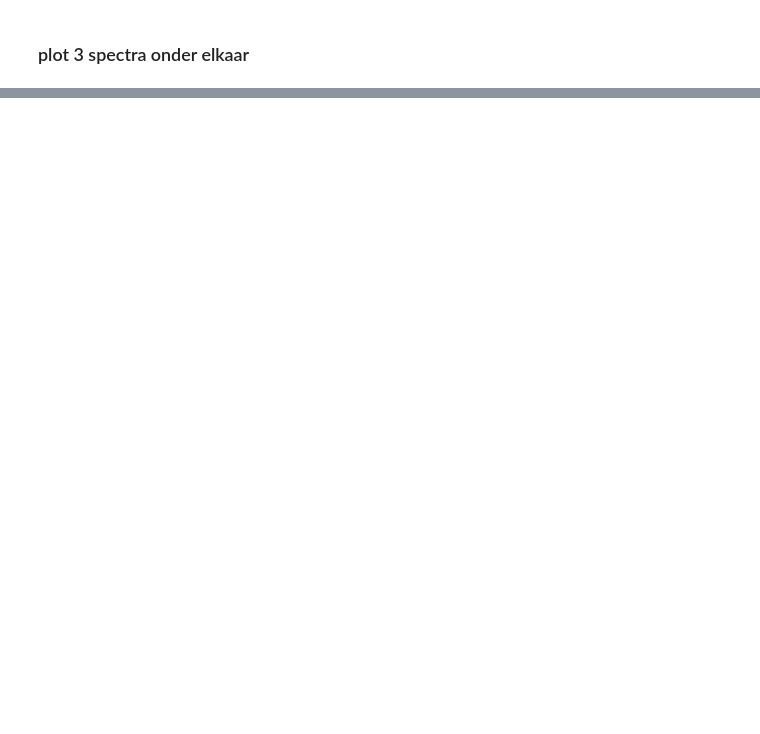
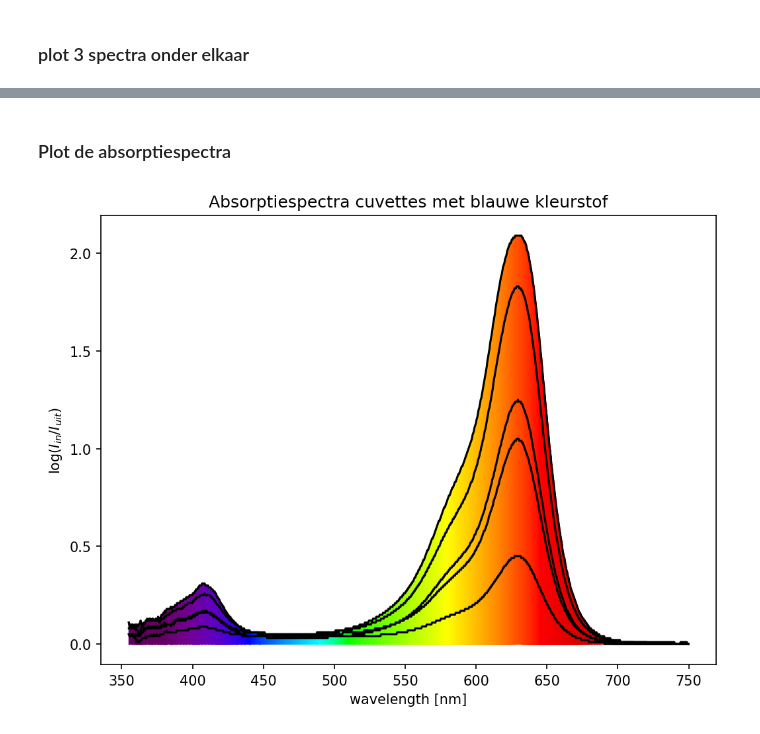
Before and after one commit to Cubedsheep/experimentele-basistechnieken, a Jupyter notebook: spectrometer/spectrometer.ipynb, the cells around one changed output, grey strips where cells are left out. Cells and saved outputs as stored; diff of their text form; code cells hidden in the pictures; blank space fills up the shorter version.

```diff
--- a/spectrometer/spectrometer.ipynb
+++ b/spectrometer/spectrometer.ipynb
@@ -528,0 +535,33 @@ fig.savefig('vergelijken spectra.png', dpi=300)
+# %%
+absorptie_spectra = [pd.read_csv('digitale spectra/Absorbance_%d.txt' %(i+1), skiprows=17, decimal=',', sep='\t',
+                       index_col='wavelength', names=['wavelength', 'Absorbance']) for i in range(15)]
+# %%
+blauw = absorptie_spectra[0:5]
+rood = absorptie_spectra[5:10]
+geel = absorptie_spectra[10:15]
+# %% [markdown]
+### Plot de absorptiespectra
+# %%
+# plots absorptiespectra blauw
+fig, ax = plt.subplots(1,1,figsize=(8,6))
+
+# plot het eerste absorptiespectra met opvulling
+spec = blauw[0]
+X = spec.index.values[40:874]
+Y = spec['Absorbance'].values[40:874]
+fill_spectrum(X, Y - min(Y), ax)
+
+# plot de andere absorptiecurves als zwarte lijnen over het spectrum
+for spec in blauw:
+    X = spec.index.values[40:874]
+    Y = spec['Absorbance'].values[40:874]
+    ax.plot(X, Y - min(Y), color='k')
+
+plt.title('Absorptiespectra cuvettes met blauwe kleurstof')
+ax.set_ylabel('log($I_{in}/I_{uit}$)')
+
+plt.show()
+
+fig.savefig('plots/absorptiespectra_blauw.%s' %extensie)
+# %% [output]
+[figure, added]
```
Also changed, not shown: parts of 25 cells of this notebook, 25 other files.
